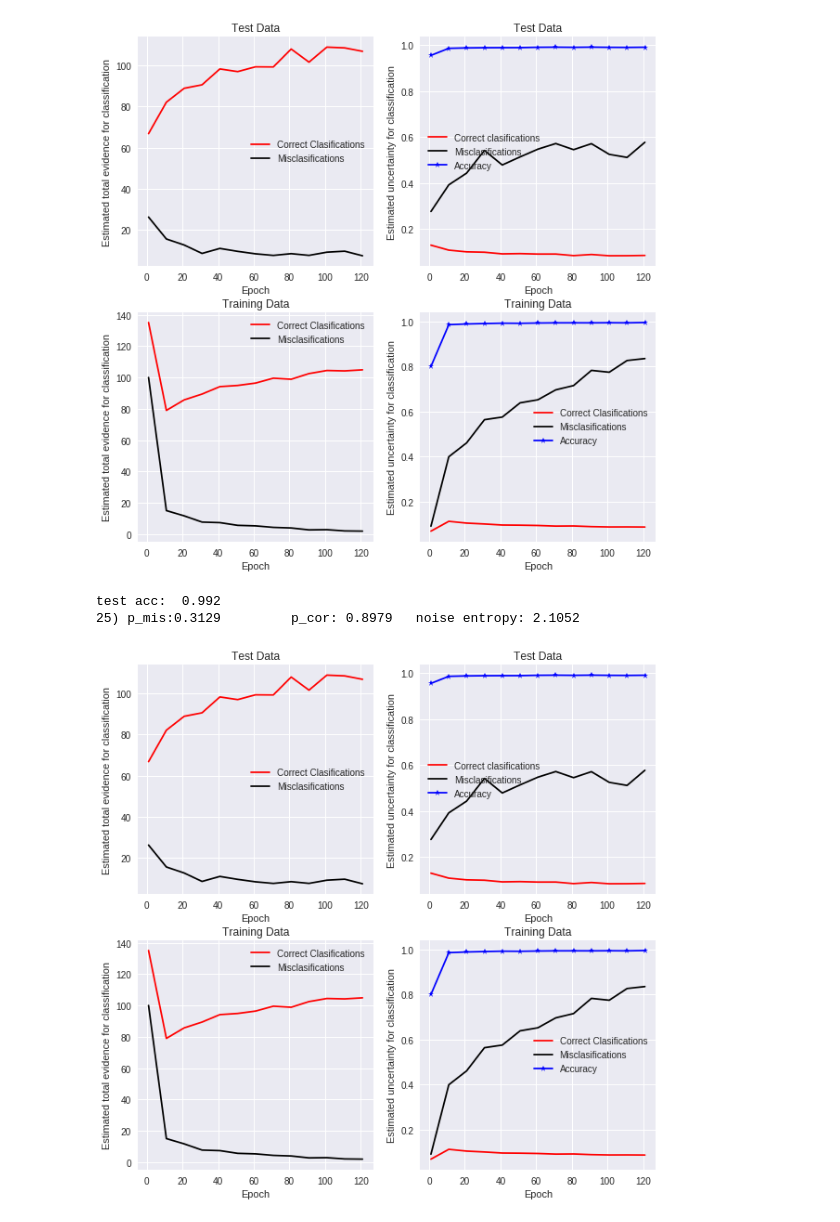
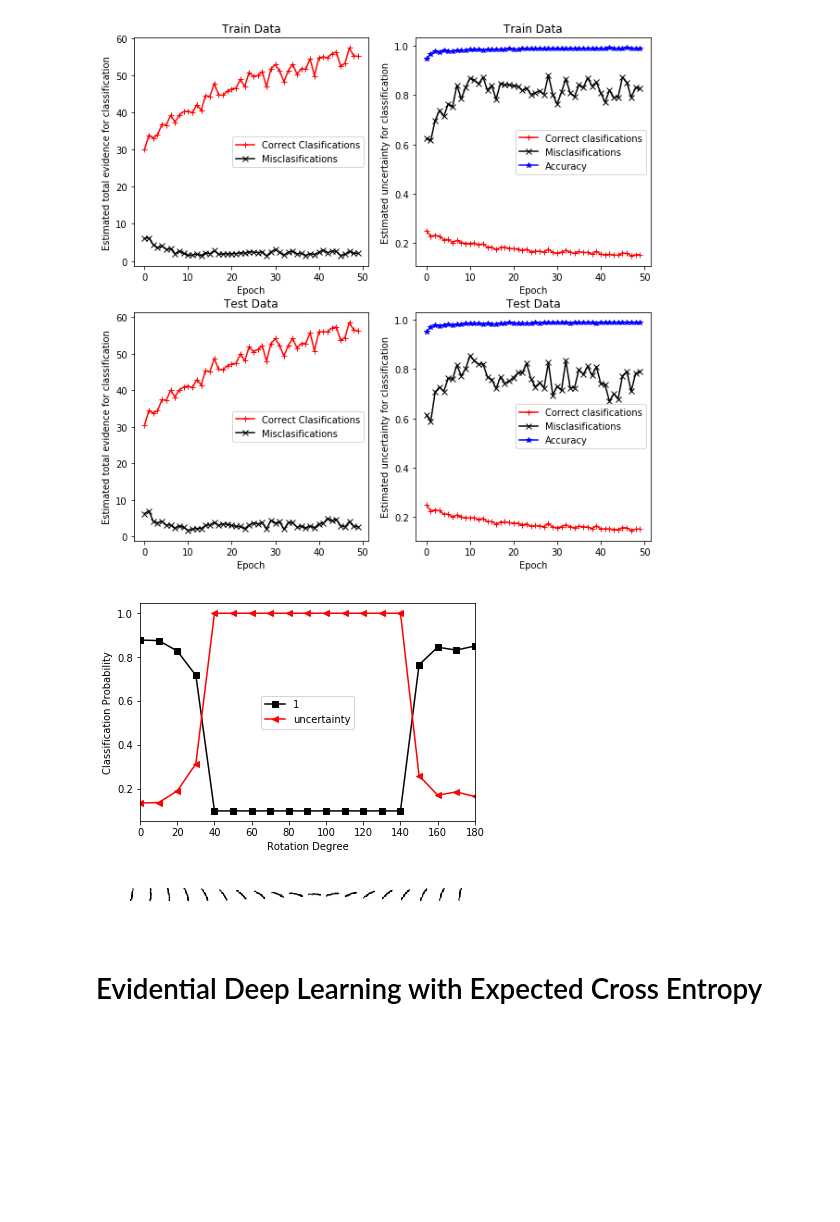
Before and after one commit to muratsensoy/muratsensoy.github.io, a Jupyter notebook: uncertainty.ipynb, the cells around one changed output. Saved outputs shown, nothing was run; the diff lists cells and outputs as text; code cells hidden in the pictures; blank space fills up the shorter version.

```diff
--- a/uncertainty.ipynb
+++ b/uncertainty.ipynb
@@ -42,0 +97,6 @@ def max_pool(Xin, ksize=[1, 2, 2, 1], strides=[1, 2, 2, 1], padding='SAME'):
+# %%
+g1, step1, X1, Y1, keep_prob1, prob1, acc1, loss1 = LeNet_softmax()
+# %%
+sess1 = tf.Session(graph=g1)
+with g1.as_default():
+    sess1.run(tf.global_variables_initializer())
@@ -179,0 +278,33 @@ p_noise_entropy=[]
+# %%
+sess2 = tf.Session(graph=g2)
+with g2.as_default():
+    sess2.run(tf.global_variables_initializer())
+# %%
+bsize = 1000 #batch size
+n_batches = mnist.train.num_examples // bsize
+L_train_acc1=[]
+L_train_ev_s=[]
+L_train_ev_f=[]
+L_test_acc1=[]
+L_test_ev_s=[]
+L_test_ev_f=[]
+for epoch in range(50):
+    for i in range(n_batches):
+        data, label = mnist.train.next_batch(bsize)
+        feed_dict={X2:data, Y2:label, keep_prob2:.5, annealing_step:10*n_batches}
+        sess2.run(step2,feed_dict)
+        print('epoch %d - %d%%) '% (epoch+1, (100*(i+1))//n_batches), end='\r' if i<n_batches-1 else '')
+
+    train_acc, train_succ, train_fail = sess2.run([acc2,mean_ev_succ,mean_ev_fail], feed_dict={X2:mnist.train.images,Y2:mnist.train.labels,keep_prob2:1.})
+    test_acc, test_succ, test_fail = sess2.run([acc2,mean_ev_succ,mean_ev_fail], feed_dict={X2:mnist.test.images,Y2:mnist.test.labels,keep_prob2:1.})
+
+    L_train_acc1.append(train_acc)
+    L_train_ev_s.append(train_succ)
+    L_train_ev_f.append(train_fail)
+
+    L_test_acc1.append(test_acc)
+    L_test_ev_s.append(test_succ)
+    L_test_ev_f.append(test_fail)
+
+    print('training: %2.4f (%2.4f - %2.4f) \t testing: %2.4f (%2.4f - %2.4f)' %
+          (train_acc, train_succ, train_fail, test_acc, test_succ, test_fail))
@@ -314,7 +373,11 @@ for epoch in range(500):
-# %%
-print_func(10)
-# %% [output]
-[figure, removed]
-test acc:  0.992
-25) p_mis:0.3129         p_cor: 0.8979   noise entropy: 2.1052
-[figure, removed]
+# %%
+draw_EDL_results(L_train_acc1, L_train_ev_s, L_train_ev_f, L_test_acc1, L_test_ev_s, L_test_ev_f)
+# %% [output]
+[figure, added]
+# %%
+rotating_image_classification(digit_one, sess2, prob2, X2, keep_prob2, u)
+# %% [output]
+[figure, added]
+[figure, added]
+# %% [markdown]
+# Evidential Deep Learning with Expected Cross Entropy
```
Also changed, not shown: parts of 24 cells of this notebook, 1 other file.
